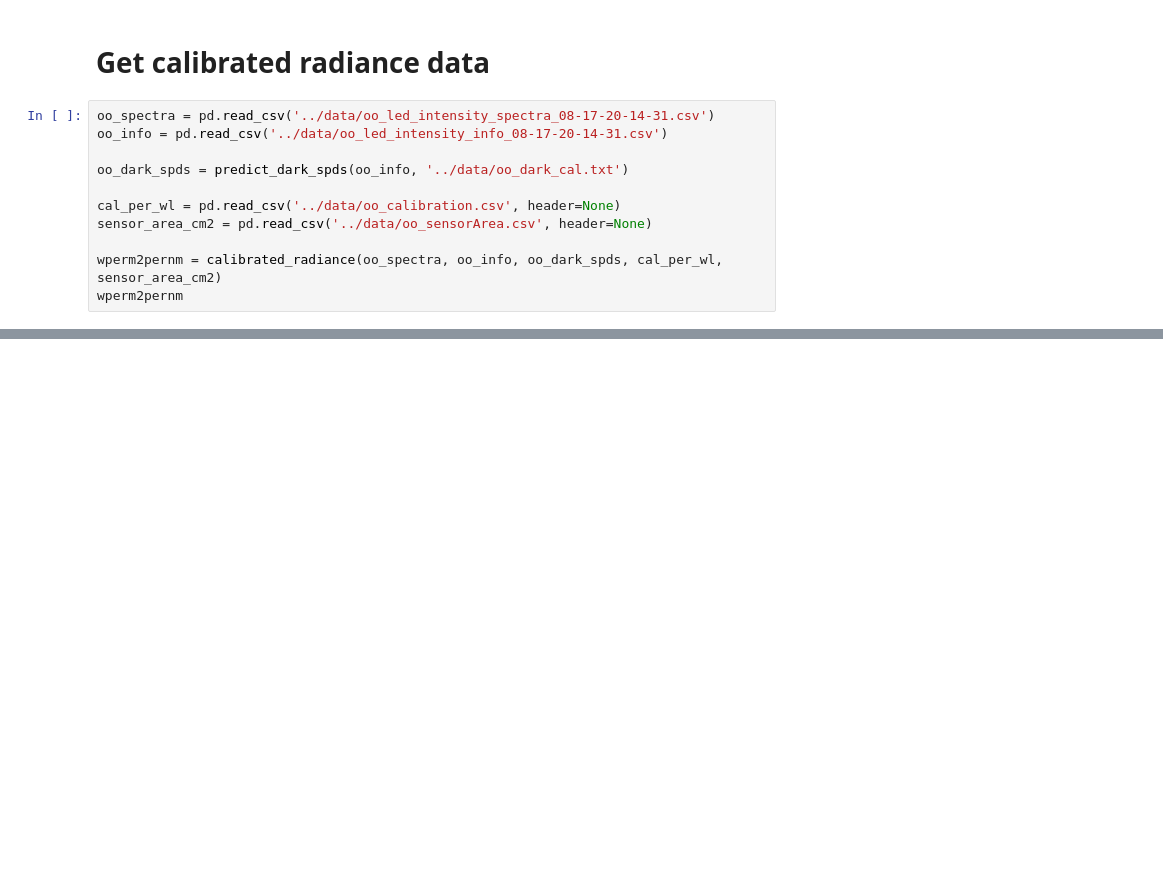
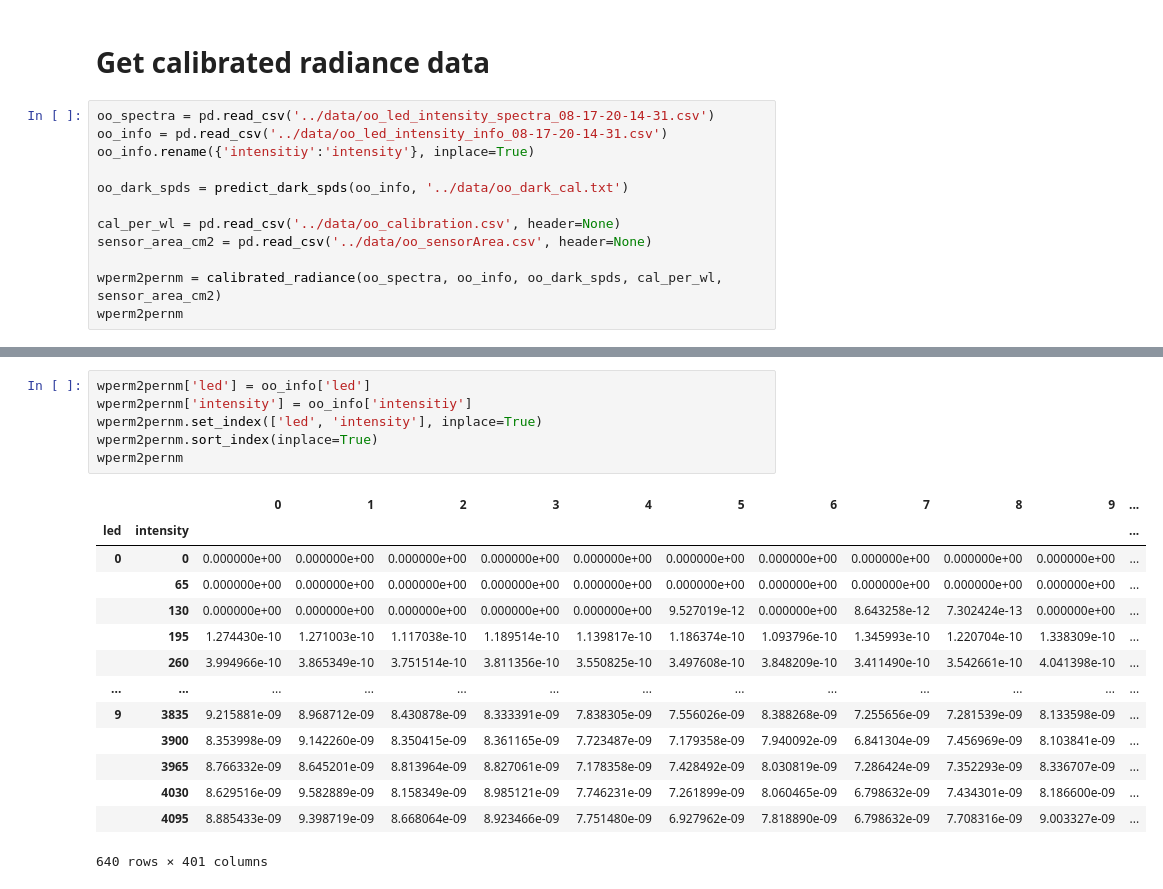
Before and after one commit to PyPlr/cvd_pupillometry, a Jupyter notebook: PyPlr/pyplr/notebooks/silent_substitution.ipynb, the cells around one changed output, grey strips where cells are left out. Cells and saved outputs as stored; diff of their text form; blank space fills up the shorter version.

```diff
--- a/PyPlr/pyplr/notebooks/silent_substitution.ipynb
+++ b/PyPlr/pyplr/notebooks/silent_substitution.ipynb
@@ -21,6 +21,7 @@ sss.plot()
 # %%
 oo_spectra = pd.read_csv('../data/oo_led_intensity_spectra_08-17-20-14-31.csv')
 oo_info = pd.read_csv('../data/oo_led_intensity_info_08-17-20-14-31.csv')
+oo_info.rename({'intensitiy':'intensity'}, inplace=True)
 
 oo_dark_spds = predict_dark_spds(oo_info, '../data/oo_dark_cal.txt')
 
@@ -31,0 +47,21 @@ wperm2pernm
+# %%
+wperm2pernm['led'] = oo_info['led']
+wperm2pernm['intensity'] = oo_info['intensitiy']
+wperm2pernm.set_index(['led', 'intensity'], inplace=True)
+wperm2pernm.sort_index(inplace=True)
+wperm2pernm
+# %% [output]
+|  |  | 0 | 1 | 2 | 3 | 4 | 5 | 6 | 7 | 8 | 9 | ... |
+| led | intensity |  |  |  |  |  |  |  |  |  |  | ... |
+| 0 | 0 | 0.000000e+00 | 0.000000e+00 | 0.000000e+00 | 0.000000e+00 | 0.000000e+00 | 0.000000e+00 | 0.000000e+00 | 0.000000e+00 | 0.000000e+00 | 0.000000e+00 | ... |
+|  | 65 | 0.000000e+00 | 0.000000e+00 | 0.000000e+00 | 0.000000e+00 | 0.000000e+00 | 0.000000e+00 | 0.000000e+00 | 0.000000e+00 | 0.000000e+00 | 0.000000e+00 | ... |
+|  | 130 | 0.000000e+00 | 0.000000e+00 | 0.000000e+00 | 0.000000e+00 | 0.000000e+00 | 9.527019e-12 | 0.000000e+00 | 8.643258e-12 | 7.302424e-13 | 0.000000e+00 | ... |
+|  | 195 | 1.274430e-10 | 1.271003e-10 | 1.117038e-10 | 1.189514e-10 | 1.139817e-10 | 1.186374e-10 | 1.093796e-10 | 1.345993e-10 | 1.220704e-10 | 1.338309e-10 | ... |
+|  | 260 | 3.994966e-10 | 3.865349e-10 | 3.751514e-10 | 3.811356e-10 | 3.550825e-10 | 3.497608e-10 | 3.848209e-10 | 3.411490e-10 | 3.542661e-10 | 4.041398e-10 | ... |
+| ... | ... | ... | ... | ... | ... | ... | ... | ... | ... | ... | ... | ... |
+| 9 | 3835 | 9.215881e-09 | 8.968712e-09 | 8.430878e-09 | 8.333391e-09 | 7.838305e-09 | 7.556026e-09 | 8.388268e-09 | 7.255656e-09 | 7.281539e-09 | 8.133598e-09 | ... |
+|  | 3900 | 8.353998e-09 | 9.142260e-09 | 8.350415e-09 | 8.361165e-09 | 7.723487e-09 | 7.179358e-09 | 7.940092e-09 | 6.841304e-09 | 7.456969e-09 | 8.103841e-09 | ... |
+|  | 3965 | 8.766332e-09 | 8.645201e-09 | 8.813964e-09 | 8.827061e-09 | 7.178358e-09 | 7.428492e-09 | 8.030819e-09 | 7.286424e-09 | 7.352293e-09 | 8.336707e-09 | ... |
+|  | 4030 | 8.629516e-09 | 9.582889e-09 | 8.158349e-09 | 8.985121e-09 | 7.746231e-09 | 7.261899e-09 | 8.060465e-09 | 6.798632e-09 | 7.434301e-09 | 8.186600e-09 | ... |
+|  | 4095 | 8.885433e-09 | 9.398719e-09 | 8.668064e-09 | 8.923466e-09 | 7.751480e-09 | 6.927962e-09 | 7.818890e-09 | 6.798632e-09 | 7.708316e-09 | 9.003327e-09 | ... |
+640 rows × 401 columns
```
Also changed, not shown: parts of 1 cell of this notebook.
